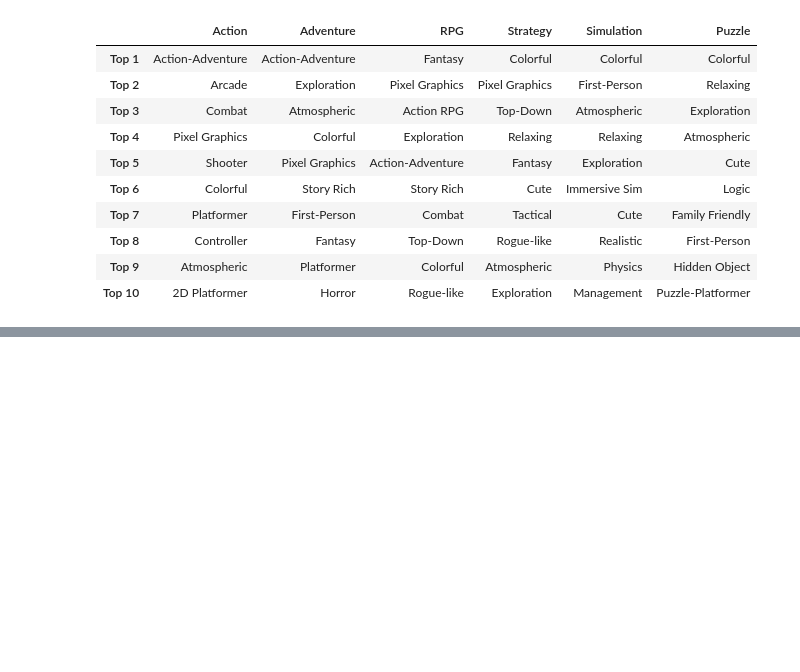
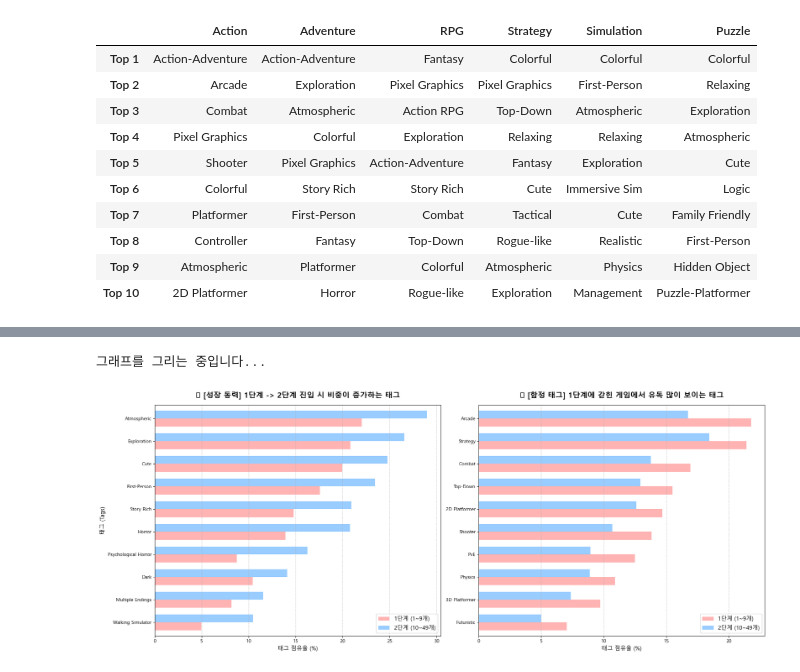
Before and after one commit to jinnyjinnyjinjin/steam-indie-game-analysis, a Jupyter notebook: src/notebooks/JH/realreal/eda_v4.ipynb, the cells around one changed output, grey strips where cells are left out. Cells and saved outputs as stored; diff of their text form; code cells hidden in the pictures; blank space fills up the shorter version.

```diff
--- a/src/notebooks/JH/realreal/eda_v4.ipynb
+++ b/src/notebooks/JH/realreal/eda_v4.ipynb
@@ -404,0 +640,44 @@ display(summary_df)
+# %%
+import matplotlib.pyplot as plt
+import seaborn as sns
+
+# 한글 폰트 설정 (윈도우: Malgun Gothic, 맥: AppleGothic)
+import platform
+if platform.system() == 'Windows':
+    plt.rcParams['font.family'] = 'Malgun Gothic'
+elif platform.system() == 'Darwin':
+    plt.rcParams['font.family'] = 'AppleGothic'
+plt.rcParams['axes.unicode_minus'] = False # 마이너스 기호 깨짐 방지
+
+# ==========================================
+# [5단계] 시각화: G1 vs G2 태그 변화율 바 그래프
+# ==========================================
+print("\n그래프를 그리는 중입니다...")
+
+fig, axes = plt.subplots(1, 2, figsize=(20, 8))
+
+# 1. 💡 성장 동력 태그 시각화 (G2 비중이 높은 순으로 정렬)
+rising_plot_data = rising_top10[['G1_시동 (1~9개)', 'G2_생존 (10~49개)']].sort_values(by='G2_생존 (10~49개)', ascending=True)
+rising_plot_data.plot(kind='barh', ax=axes[0], color=['#FFB3B3', '#99CCFF'], width=0.7)
+
+axes[0].set_title("💡 [성장 동력] 1단계 -> 2단계 진입 시 비중이 증가하는 태그", fontsize=16, fontweight='bold', pad=15)
+axes[0].set_xlabel("태그 점유율 (%)", fontsize=12)
+axes[0].set_ylabel("태그 (Tags)", fontsize=12)
+axes[0].legend(['1단계 (1~9개)', '2단계 (10~49개)'], fontsize=12, loc='lower right')
+axes[0].grid(axis='x', linestyle='--', alpha=0.7)
+
+# 2. 💀 정체(함정) 태그 시각화 (G1 비중이 높은 순으로 정렬)
+trap_plot_data = trap_top10[['G1_시동 (1~9개)', 'G2_생존 (10~49개)']].sort_values(by='G1_시동 (1~9개)', ascending=True)
+trap_plot_data.plot(kind='barh', ax=axes[1], color=['#FFB3B3', '#99CCFF'], width=0.7)
+
+axes[1].set_title("💀 [함정 태그] 1단계에 갇힌 게임에서 유독 많이 보이는 태그", fontsize=16, fontweight='bold', pad=15)
+axes[1].set_xlabel("태그 점유율 (%)", fontsize=12)
+axes[1].set_ylabel("") # 왼쪽 그래프와 겹치므로 생략
+axes[1].legend(['1단계 (1~9개)', '2단계 (10~49개)'], fontsize=12, loc='lower right')
+axes[1].grid(axis='x', linestyle='--', alpha=0.7)
+
+plt.tight_layout()
+plt.show()
+# %% [output]
+그래프를 그리는 중입니다...
+[figure, added]
```
Also changed, not shown: parts of 2 cells of this notebook, 1 other file.
